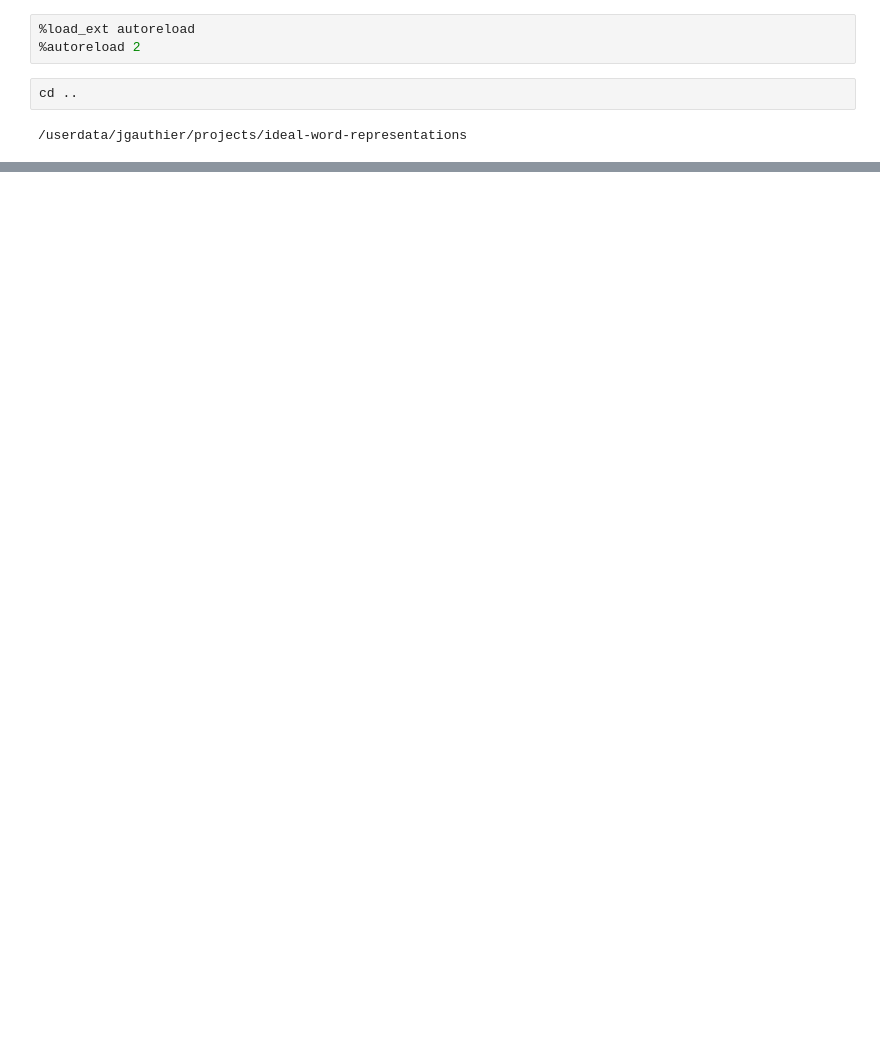
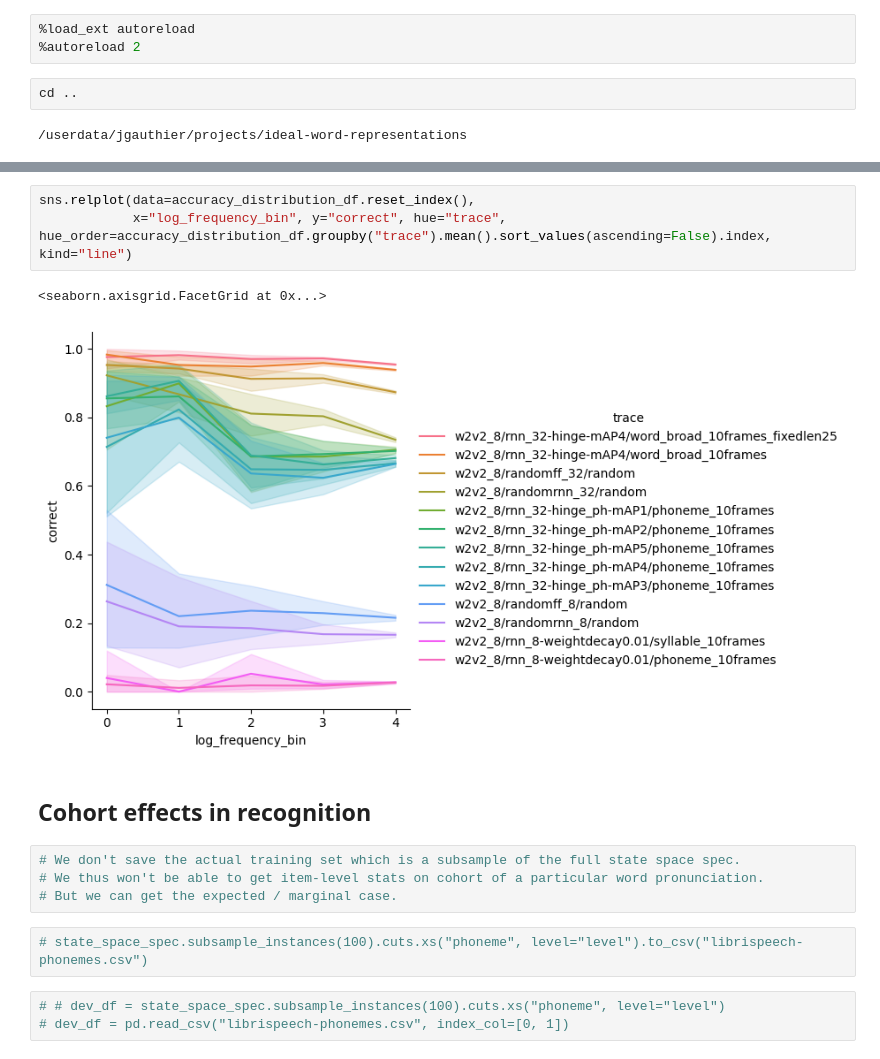
Before and after one commit to hans/ideal-word-representations, a Jupyter notebook: summary_notebooks/word_discrimination.ipynb, the cells around one changed output, grey strips where cells are left out. Cells and saved outputs as stored; diff of their text form; blank space fills up the shorter version.

```diff
--- a/summary_notebooks/word_discrimination.ipynb
+++ b/summary_notebooks/word_discrimination.ipynb
@@ -88,0 +141,17 @@ for frame, frame_chance_perf in chance_performance.loc[plot_dataset].items():
+# %%
+sns.relplot(data=accuracy_distribution_df.reset_index(),
+            x="log_frequency_bin", y="correct", hue="trace", hue_order=accuracy_distribution_df.groupby("trace").mean().sort_values(ascending=False).index, kind="line")
+# %% [output]
+<seaborn.axisgrid.FacetGrid at 0x...>
+[figure, added]
+# %% [markdown]
+## Cohort effects in recognition
+# %%
+# We don't save the actual training set which is a subsample of the full state space spec.
+# We thus won't be able to get item-level stats on cohort of a particular word pronunciation.
+# But we can get the expected / marginal case.
+# %%
+# state_space_spec.subsample_instances(100).cuts.xs("phoneme", level="level").to_csv("librispeech-phonemes.csv")
+# %%
+# # dev_df = state_space_spec.subsample_instances(100).cuts.xs("phoneme", level="level")
+# dev_df = pd.read_csv("librispeech-phonemes.csv", index_col=[0, 1])
```
Also changed, not shown: parts of 37 cells of this notebook, 1 other file.
